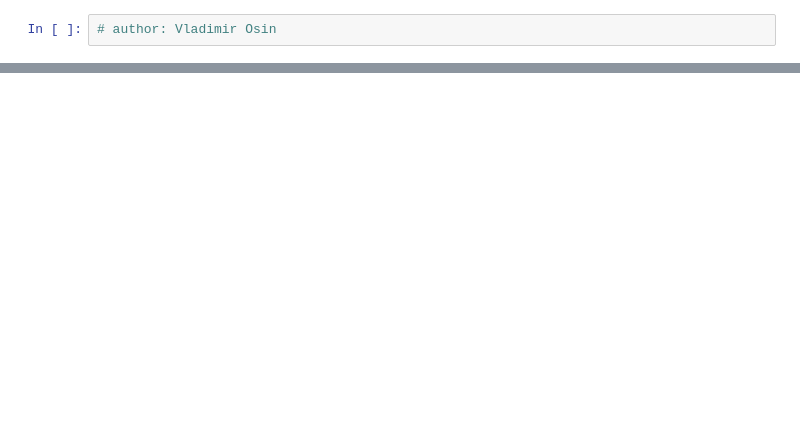
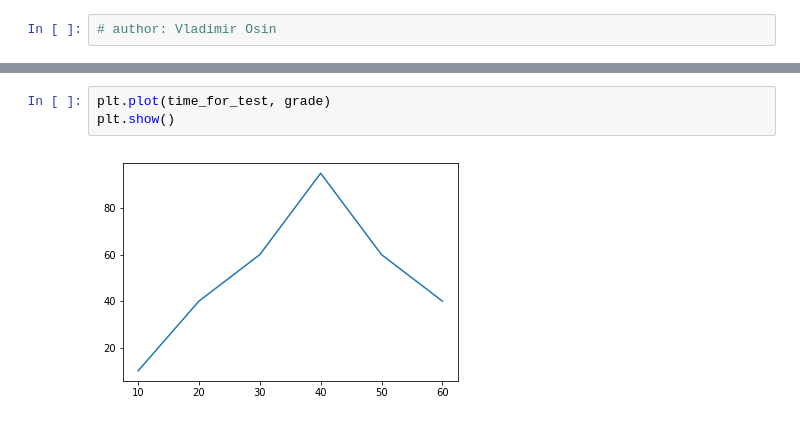
Before and after one commit to osin-vladimir/intro_to_data_science, a Jupyter notebook: Notebooks/intro_to_matplotlib.ipynb, the cells around one changed output, grey strips where cells are left out. Cells and saved outputs as stored; diff of their text form; blank space fills up the shorter version.

```diff
--- a/Notebooks/intro_to_matplotlib.ipynb
+++ b/Notebooks/intro_to_matplotlib.ipynb
@@ -16,0 +46,5 @@ This allows NumPy to seamlessly and speedily integrate with a wide variety of da
+# %%
+plt.plot(time_for_test, grade)
+plt.show()
+# %% [output]
+[figure, added]
```
Also changed, not shown: parts of 13 cells of this notebook, 1 other file.
